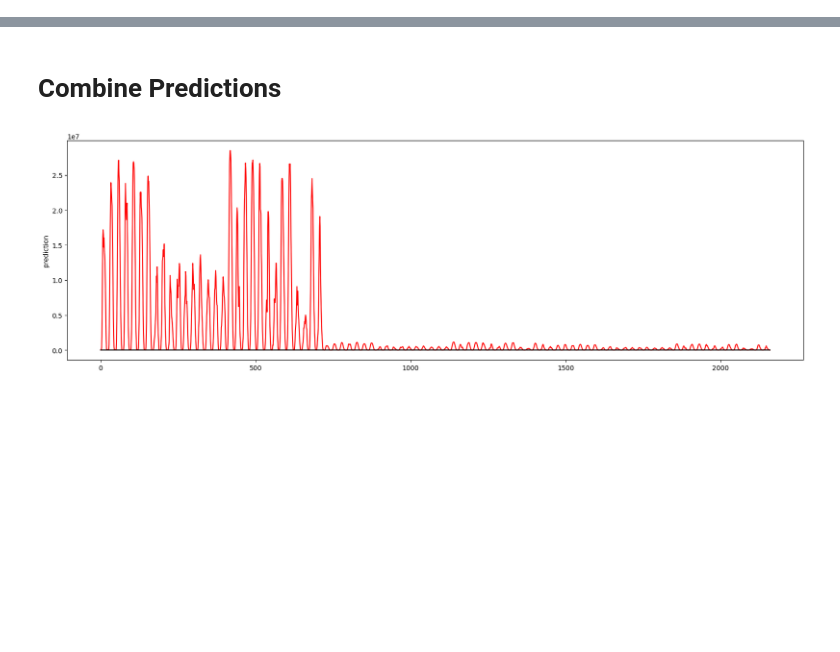
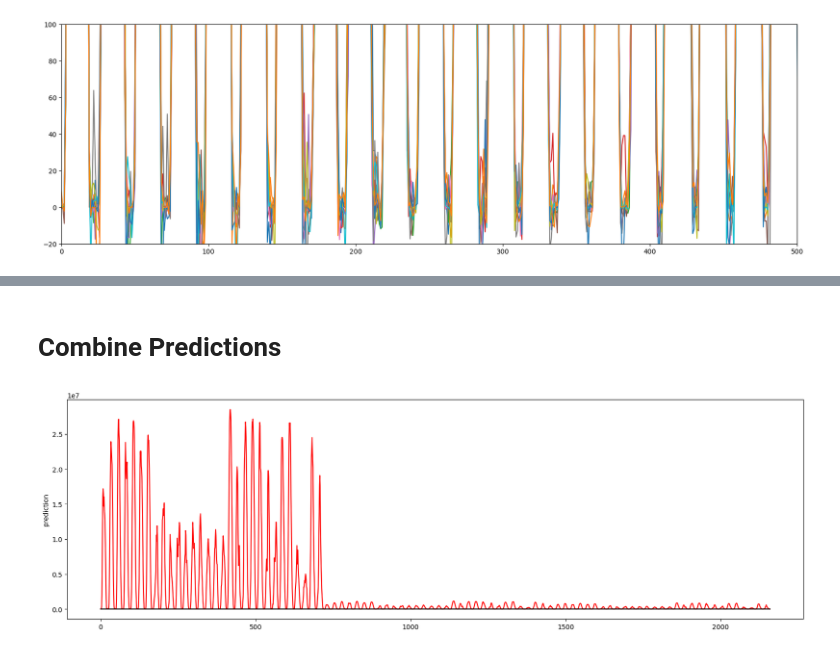
Before and after one commit to CristianoGambirasio/MLProjectNTNU, a Jupyter notebook: SHORT_NOTEBOOK.ipynb, the cells around one changed output, grey strips where cells are left out. Cells and saved outputs as stored; diff of their text form; code cells hidden in the pictures; blank space fills up the shorter version.

```diff
--- a/SHORT_NOTEBOOK.ipynb
+++ b/SHORT_NOTEBOOK.ipynb
@@ -49,3 +46,18 @@ test_filters = [
         'value': ['2021-05-01', '2021-07-01']
     }
 ]
+# %%
+agg_strats = ['mean']
+
+m_wrap = DataWrapper(
+    impute_strategy = 'fbfill',
+    aggregation_strats = agg_strats,
+    y_scalers = [Y_Scaler_MaxAbs_per_building()],
+    transform_pred_strategy = [],
+    training_filters=training_filters,
+    validation_filters=validation_filters,
+    test_filters=test_filters,
+    bagging_filters=False, # these are applied additionally to the other filters on val, test, sub
+    )
+
+predictions = m_wrap.get_sub(aggregated=True)
@@ -52,2 +288,2 @@ test_filters = [
 # %%
-predictions = []
+predictions
@@ -275,0 +304,8 @@ predictions.append(list(pred_sub))
+# %%
+pred_only_pred = predictions.iloc[:,-12:]
+plt.figure(figsize=(20,6))
+plt.xlim(0,500)
+plt.ylim(-20,100)
+plt.plot(pred_only_pred);
+# %% [output]
+[figure, added]
```
Also changed, not shown: parts of 20 cells of this notebook, 33 other files.
